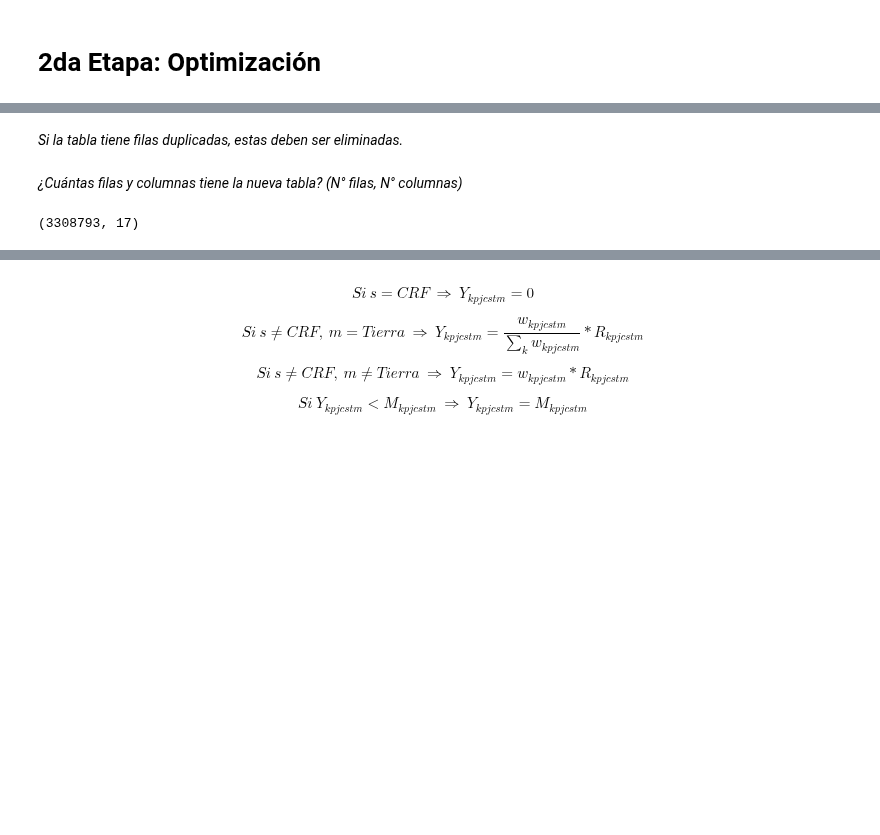
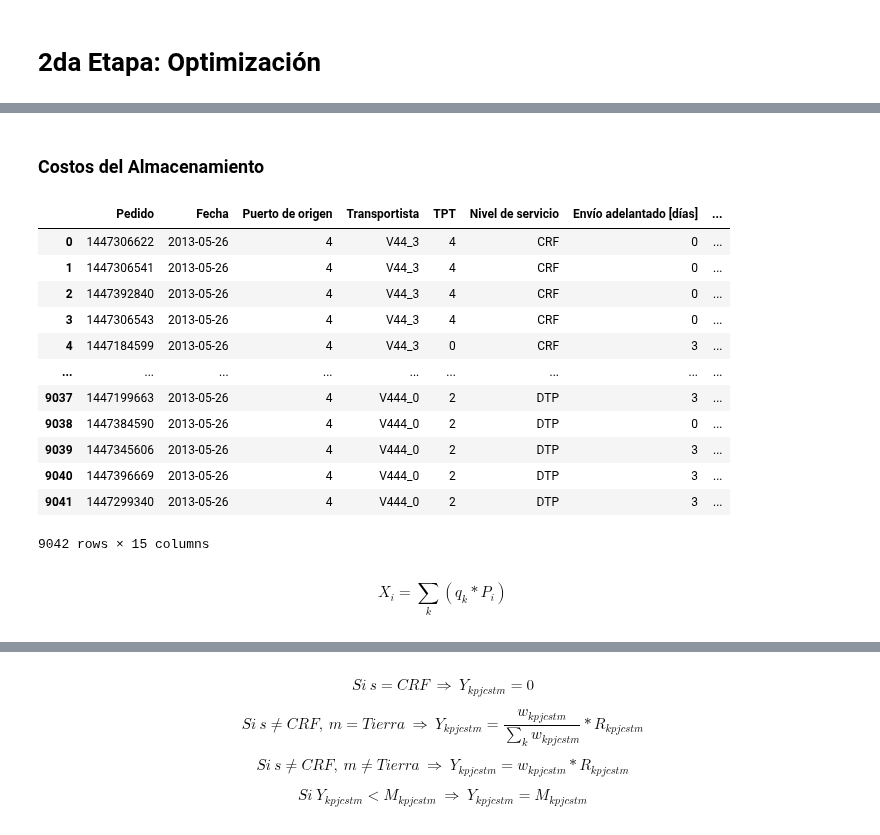
Before and after one commit to hernanrodri/Supply-Chain-Analytics, a Jupyter notebook: Analytics/Optimization.ipynb, the cells around one changed output, grey strips where cells are left out. Drawn from its saved outputs; the diff is of its cells as text; code cells hidden in the pictures; blank space fills up the shorter version.

```diff
--- a/Analytics/Optimization.ipynb
+++ b/Analytics/Optimization.ipynb
@@ -58,2 +31,0 @@ True
-# %% [markdown]
-*Si la tabla tiene filas duplicadas, estas deben ser eliminadas.*
@@ -62,6 +32,23 @@ df6.drop_duplicates(inplace = True)
-# %% [markdown]
-*¿Cuántas filas y columnas tiene la nueva tabla? (N° filas, N° columnas)*
-# %%
-df6.shape
-# %% [output]
-(3308793, 17)
+# %% [markdown]
+### Costos del Almacenamiento
+# %%
+df1 = pd.merge(Orders.pedidos, WhCosts.costos_almacenaje, on = "Planta")
+df1 = pd.merge(df1, PlantPorts.puertos_por_planta, on = ["Planta", "Puerto de origen"])
+df1 = pd.merge(df1, ProductsPerPlant.productos_por_planta, on = ["Planta", "Producto"])
+df1
+# %% [output]
+|  | Pedido | Fecha | Puerto de origen | Transportista | TPT | Nivel de servicio | Envío adelantado [días] | ... |
+| 0 | 1447306622 | 2013-05-26 | 4 | V44_3 | 4 | CRF | 0 | ... |
+| 1 | 1447306541 | 2013-05-26 | 4 | V44_3 | 4 | CRF | 0 | ... |
+| 2 | 1447392840 | 2013-05-26 | 4 | V44_3 | 4 | CRF | 0 | ... |
+| 3 | 1447306543 | 2013-05-26 | 4 | V44_3 | 4 | CRF | 0 | ... |
+| 4 | 1447184599 | 2013-05-26 | 4 | V44_3 | 0 | CRF | 3 | ... |
+| ... | ... | ... | ... | ... | ... | ... | ... | ... |
+| 9037 | 1447199663 | 2013-05-26 | 4 | V444_0 | 2 | DTP | 3 | ... |
+| 9038 | 1447384590 | 2013-05-26 | 4 | V444_0 | 2 | DTP | 0 | ... |
+| 9039 | 1447345606 | 2013-05-26 | 4 | V444_0 | 2 | DTP | 3 | ... |
+| 9040 | 1447396669 | 2013-05-26 | 4 | V444_0 | 2 | DTP | 3 | ... |
+| 9041 | 1447299340 | 2013-05-26 | 4 | V444_0 | 2 | DTP | 3 | ... |
+9042 rows × 15 columns
+# %% [markdown]
+$$ X_{i} = \sum_{k}{(q_{k}*P_i)} $$
```
Also changed, not shown: parts of 26 cells of this notebook.
